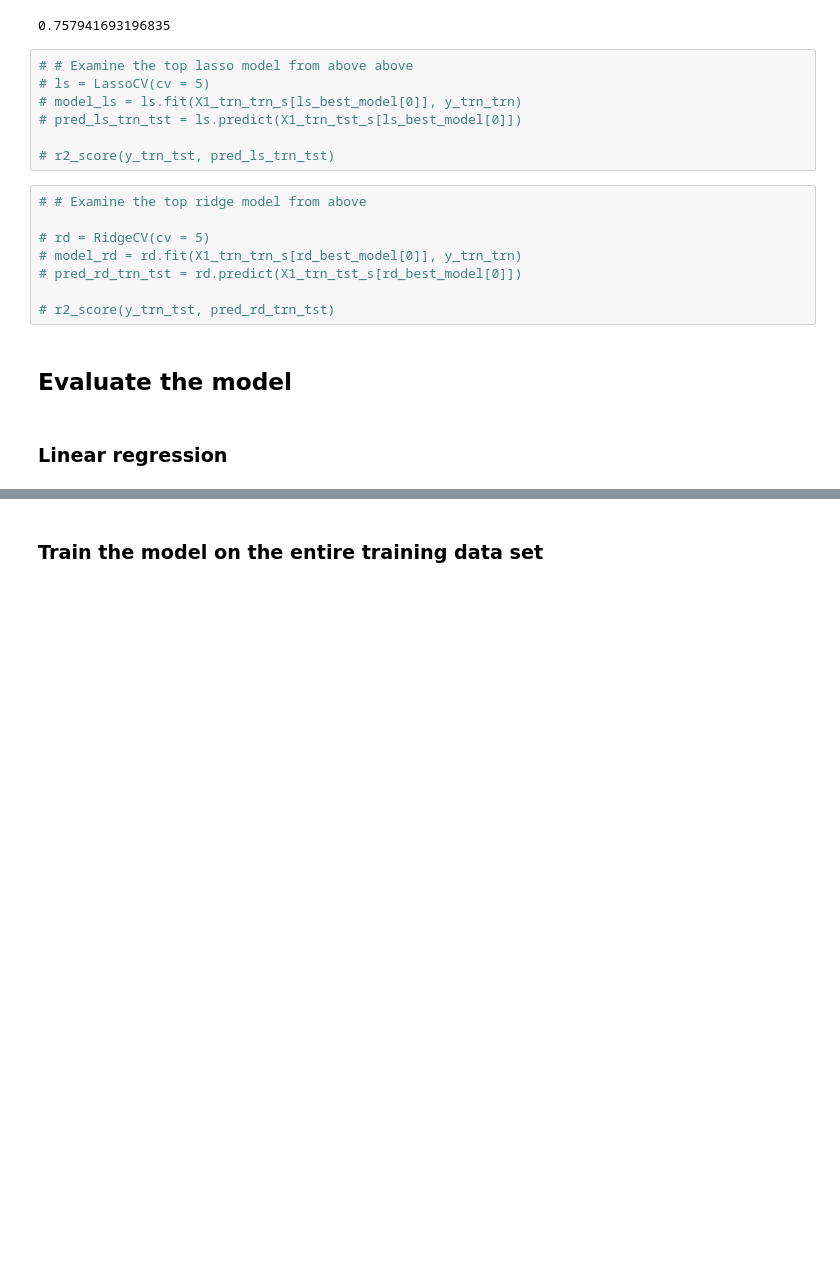
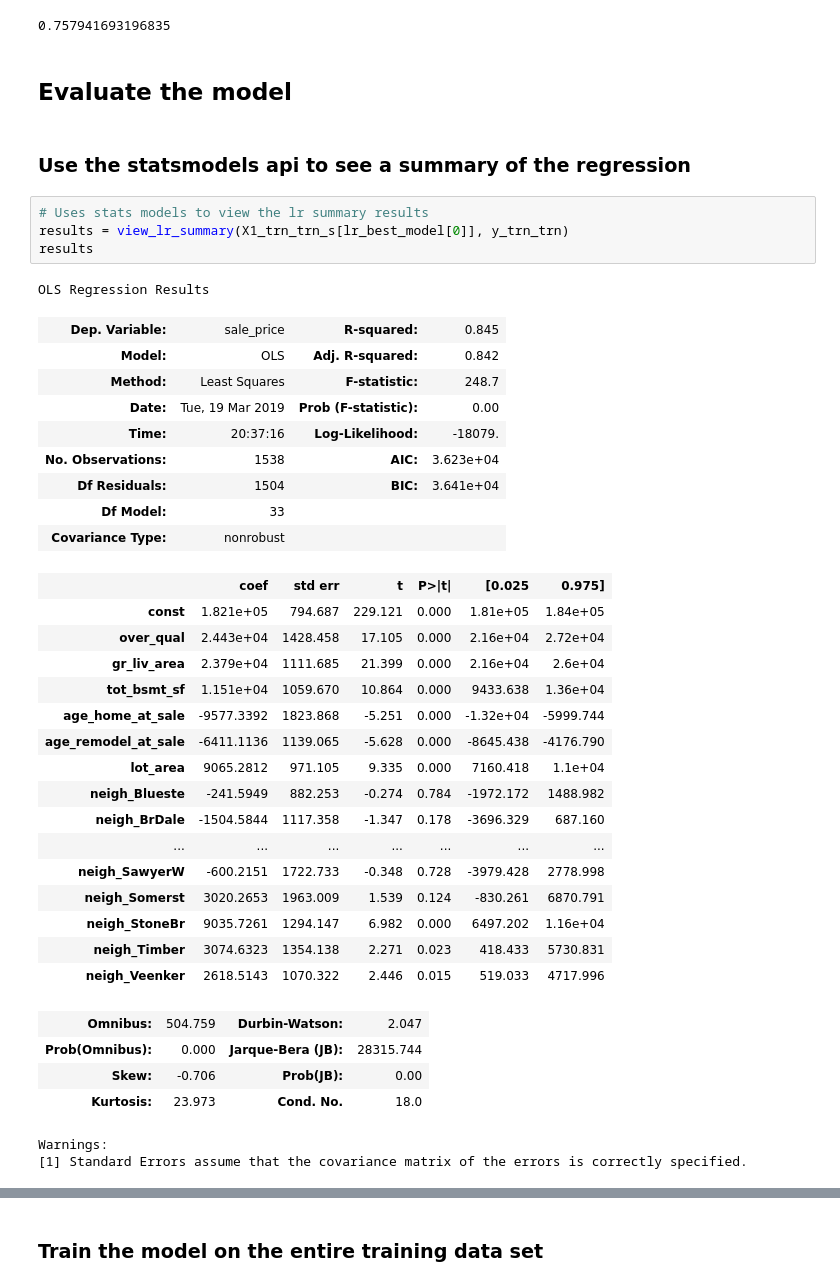
Before and after one commit to sgodfrey66/Housing_prices, a Jupyter notebook: code/Linear_modeling.ipynb, the cells around one changed output, grey strips where cells are left out. Saved outputs shown, nothing was run; the diff lists cells and outputs as text; blank space fills up the shorter version.

```diff
--- a/code/Linear_modeling.ipynb
+++ b/code/Linear_modeling.ipynb
@@ -379,22 +373,44 @@ pred_lr_trn_tst = lr.predict(X1_trn_tst_s[lr_best_model[0]])
 r2_score(y_trn_tst, pred_lr_trn_tst)
 # %% [output]
 0.757941693196835
-# %%
-# # Examine the top lasso model from above above
-# ls = LassoCV(cv = 5)
-# model_ls = ls.fit(X1_trn_trn_s[ls_best_model[0]], y_trn_trn)
-# pred_ls_trn_tst = ls.predict(X1_trn_tst_s[ls_best_model[0]])
-
-# r2_score(y_trn_tst, pred_ls_trn_tst)
-# %%
-# # Examine the top ridge model from above
-
-# rd = RidgeCV(cv = 5)
-# model_rd = rd.fit(X1_trn_trn_s[rd_best_model[0]], y_trn_trn)
-# pred_rd_trn_tst = rd.predict(X1_trn_tst_s[rd_best_model[0]])
-
-# r2_score(y_trn_tst, pred_rd_trn_tst)
 # %% [markdown]
 ## Evaluate the model
-# %% [markdown]
-### Linear regression
+# %% [markdown]
+### Use the statsmodels api to see a summary of the regression
+# %%
+# Uses stats models to view the lr summary results
+results = view_lr_summary(X1_trn_trn_s[lr_best_model[0]], y_trn_trn)
+results
+# %% [output]
+OLS Regression Results
+| Dep. Variable: | sale_price | R-squared: | 0.845 |
+| Model: | OLS | Adj. R-squared: | 0.842 |
+| Method: | Least Squares | F-statistic: | 248.7 |
+| Date: | Tue, 19 Mar 2019 | Prob (F-statistic): | 0.00 |
+| Time: | 20:37:16 | Log-Likelihood: | -18079. |
+| No. Observations: | 1538 | AIC: | 3.623e+04 |
+| Df Residuals: | 1504 | BIC: | 3.641e+04 |
+| Df Model: | 33 |  |  |
+| Covariance Type: | nonrobust |  |  |
+|  | coef | std err | t | P>|t| | [0.025 | 0.975] |
+| const | 1.821e+05 | 794.687 | 229.121 | 0.000 | 1.81e+05 | 1.84e+05 |
+| over_qual | 2.443e+04 | 1428.458 | 17.105 | 0.000 | 2.16e+04 | 2.72e+04 |
+| gr_liv_area | 2.379e+04 | 1111.685 | 21.399 | 0.000 | 2.16e+04 | 2.6e+04 |
+| tot_bsmt_sf | 1.151e+04 | 1059.670 | 10.864 | 0.000 | 9433.638 | 1.36e+04 |
+| age_home_at_sale | -9577.3392 | 1823.868 | -5.251 | 0.000 | -1.32e+04 | -5999.744 |
+| age_remodel_at_sale | -6411.1136 | 1139.065 | -5.628 | 0.000 | -8645.438 | -4176.790 |
+| lot_area | 9065.2812 | 971.105 | 9.335 | 0.000 | 7160.418 | 1.1e+04 |
+| neigh_Blueste | -241.5949 | 882.253 | -0.274 | 0.784 | -1972.172 | 1488.982 |
+| neigh_BrDale | -1504.5844 | 1117.358 | -1.347 | 0.178 | -3696.329 | 687.160 |
+| ... | ... | ... | ... | ... | ... | ... |
+| neigh_SawyerW | -600.2151 | 1722.733 | -0.348 | 0.728 | -3979.428 | 2778.998 |
+| neigh_Somerst | 3020.2653 | 1963.009 | 1.539 | 0.124 | -830.261 | 6870.791 |
+| neigh_StoneBr | 9035.7261 | 1294.147 | 6.982 | 0.000 | 6497.202 | 1.16e+04 |
+| neigh_Timber | 3074.6323 | 1354.138 | 2.271 | 0.023 | 418.433 | 5730.831 |
+| neigh_Veenker | 2618.5143 | 1070.322 | 2.446 | 0.015 | 519.033 | 4717.996 |
+| Omnibus: | 504.759 | Durbin-Watson: | 2.047 |
+| Prob(Omnibus): | 0.000 | Jarque-Bera (JB): | 28315.744 |
+| Skew: | -0.706 | Prob(JB): | 0.00 |
+| Kurtosis: | 23.973 | Cond. No. | 18.0 |
+Warnings:
+[1] Standard Errors assume that the covariance matrix of the errors is correctly specified.
```
Also changed, not shown: parts of 23 cells of this notebook, 7 other files.
